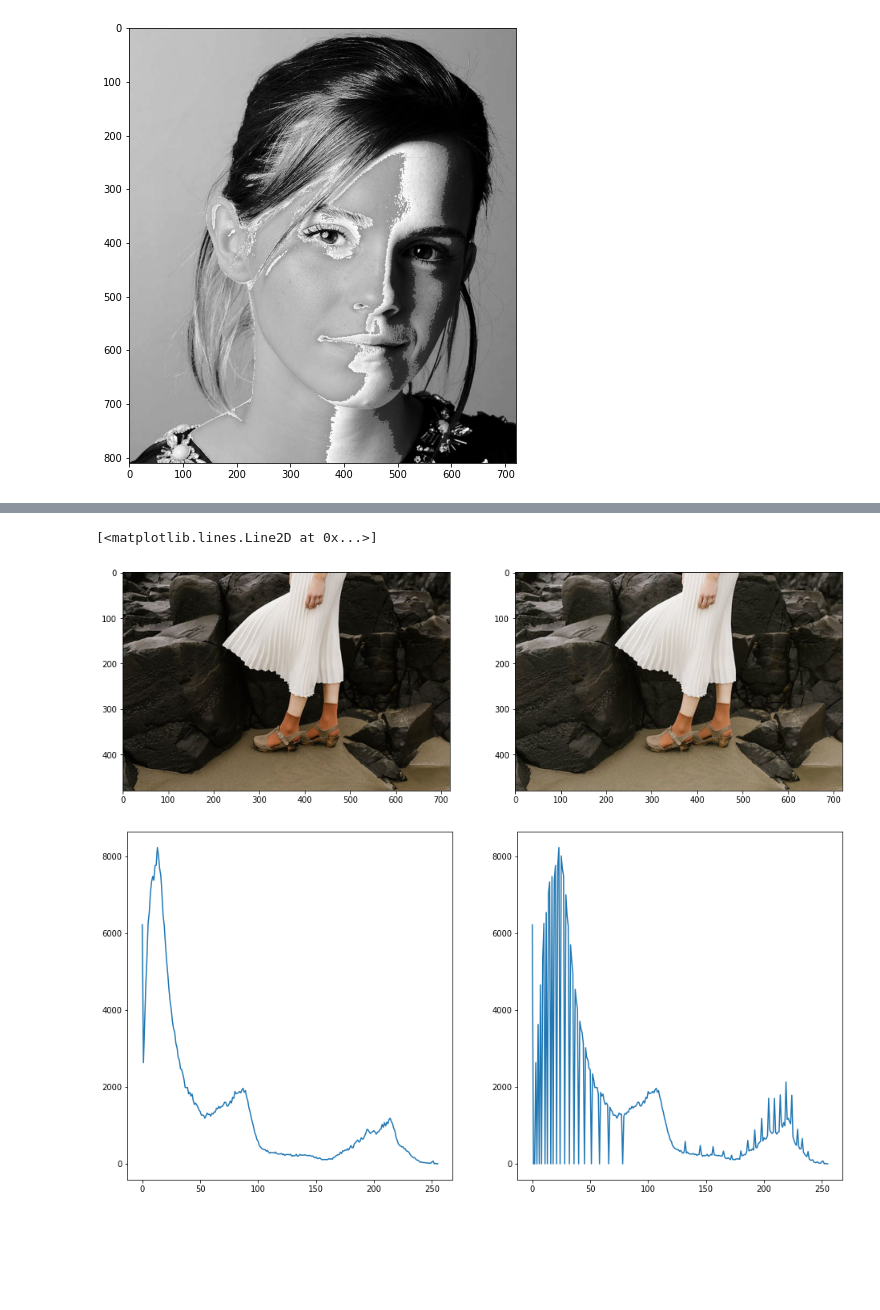
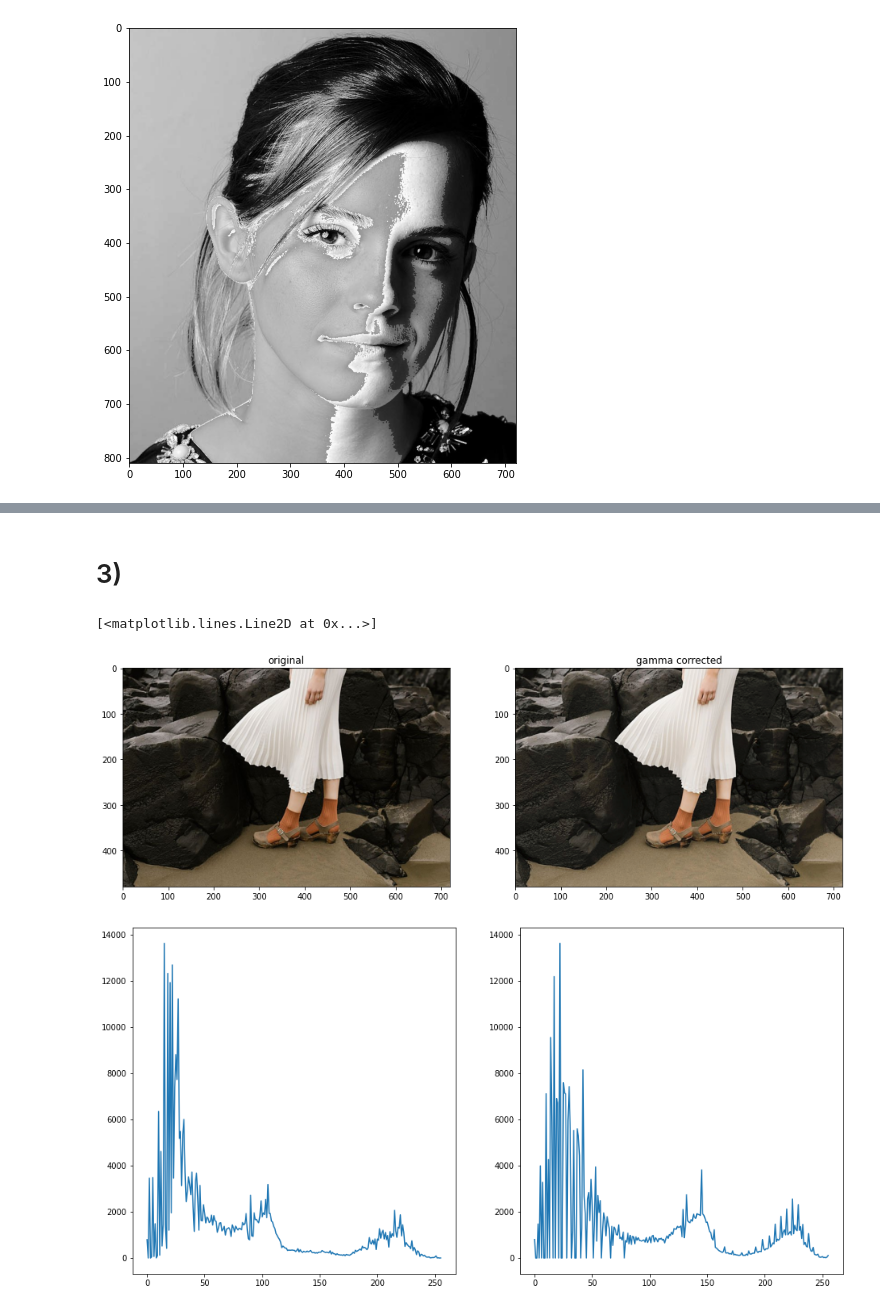
Before and after one commit to Demitha-Hettihewa/Assignment-01, a Jupyter notebook: Ass1_190231R.ipynb, the cells around one changed output, grey strips where cells are left out. Drawn from its saved outputs; the diff is of its cells as text; code cells hidden in the pictures; blank space fills up the shorter version.

```diff
--- a/Ass1_190231R.ipynb
+++ b/Ass1_190231R.ipynb
@@ -53,26 +61,32 @@ ax[2].imshow(cv.cvtColor(gray, cv.COLOR_BGR2RGB))
 [figure]
+# %% [markdown]
+# 3)
 # %%
 import numpy as np
 import cv2 as cv
 import matplotlib.pyplot as plt
 
-img = cv.imread(r'highlights_and_shadows.jpg')
-assert img is not None
+img1 = cv.imread(r'highlights_and_shadows.jpg')
+assert img1 is not None
 gamma = 0.8
-
+limg = cv.cvtColor(img1,  cv.COLOR_BGR2LAB)
+L, A, B = cv.split(limg)
 t = np.array([(i/255)**gamma*255 for i in np.arange(0,256)]).astype(np.uint8)
-g = cv.LUT(img, t)
+g = cv.LUT(L, t)
+img = cv.merge([g,A,B])
+img = cv.cvtColor(img,  cv.COLOR_LAB2BGR)
 hist_f = cv. calcHist([img], [0], None, [256], [0,256])
 hist_g = cv. calcHist([g], [0], None, [256], [0,256])
 fig, ax = plt.subplots(1,2, figsize = (16, 8))
-ax[0].imshow(cv.cvtColor(img, cv.COLOR_BGR2RGB))
+ax[0].imshow(cv.cvtColor(img1, cv.COLOR_BGR2RGB))
 ax[0].set_title('original img')
-ax[1].imshow(cv.cvtColor(g, cv.COLOR_BGR2RGB))
-ax[0].set_title('')
+ax[1].imshow(cv.cvtColor(img, cv.COLOR_BGR2RGB))
+ax[0].set_title('original')
+ax[1].set_title('gamma corrected')
 fig, ax = plt.subplots(1,2,figsize = (16,8))
 ax[0].plot(hist_f)
 ax[1].plot(hist_g)
 # %% [output]
 [<matplotlib.lines.Line2D at 0x...>]
-[figure, old version]
+[figure, new version]
-[figure, old version]
+[figure, new version]
```
Also changed, not shown: parts of 15 cells of this notebook.
